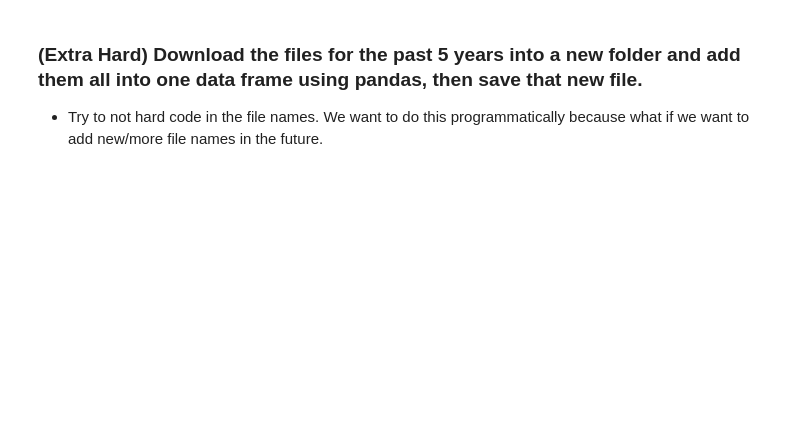
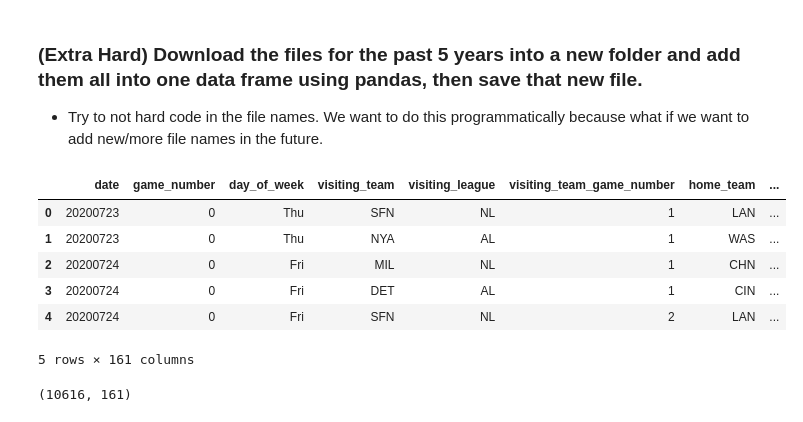
Before and after one commit to tsunar2002/ds-fall-2025-tue, a Jupyter notebook: Week-01-Pandas/exercise/ayesha-ilyas-exercise-week-01.ipynb, the cells around one changed output. Saved outputs shown, nothing was run; the diff lists cells and outputs as text; code cells hidden in the pictures; blank space fills up the shorter version.

```diff
--- a/Week-01-Pandas/exercise/ayesha-ilyas-exercise-week-01.ipynb
+++ b/Week-01-Pandas/exercise/ayesha-ilyas-exercise-week-01.ipynb
@@ -252,3 +484,21 @@ Every question below this cell is extra credit and optional.
 # %% [markdown]
 ### (Extra Hard) Download the files for the past 5 years into a new folder and add them all into one data frame using pandas, then save that new file.
 * Try to not hard code in the file names. We want to do this programmatically because what if we want to add new/more file names in the future.
+# %%
+gl_years = [2020, 2021, 2022, 2023, 2024]
+# game log data for the most recent five years
+gl_df = pd.concat((pd.read_csv(f"../data/game-logs/gl{year}.txt", header=None) for year in gl_years), ignore_index=True)
+gl_df.rename(columns=col_names, inplace=True)
+gl_df.head()
+# %% [output]
+|  | date | game_number | day_of_week | visiting_team | visiting_league | visiting_team_game_number | home_team | ... |
+| 0 | 20200723 | 0 | Thu | SFN | NL | 1 | LAN | ... |
+| 1 | 20200723 | 0 | Thu | NYA | AL | 1 | WAS | ... |
+| 2 | 20200724 | 0 | Fri | MIL | NL | 1 | CHN | ... |
+| 3 | 20200724 | 0 | Fri | DET | AL | 1 | CIN | ... |
+| 4 | 20200724 | 0 | Fri | SFN | NL | 2 | LAN | ... |
+5 rows × 161 columns
+# %%
+gl_df.shape
+# %% [output]
+(10616, 161)
```
Also changed, not shown: parts of 7 cells of this notebook.
